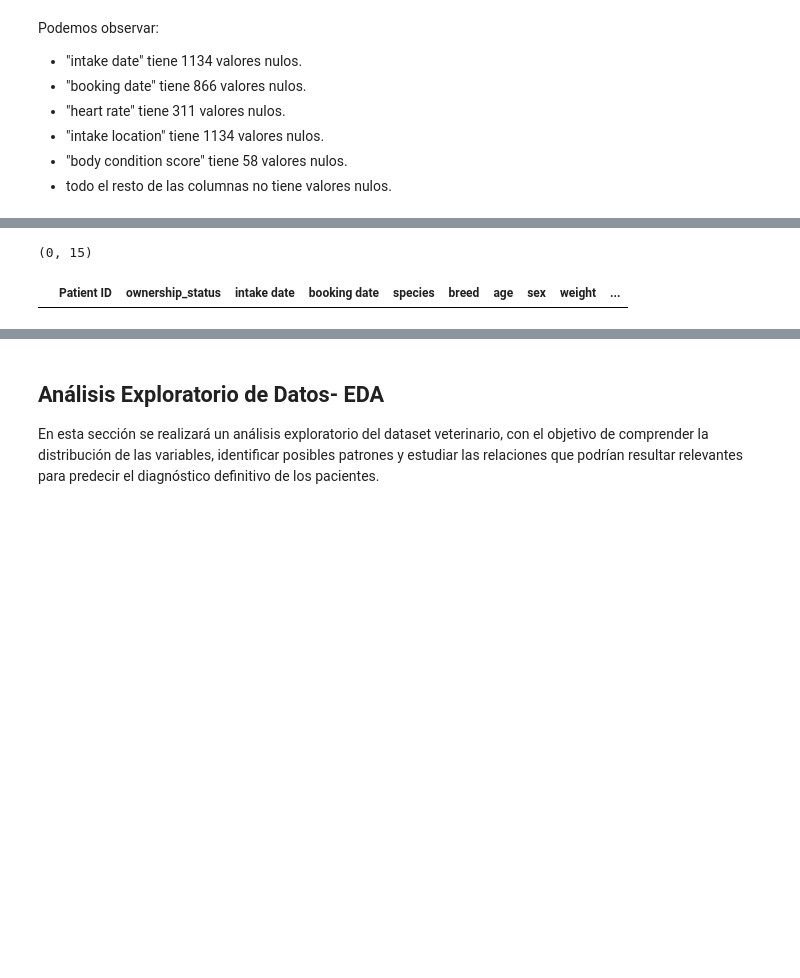
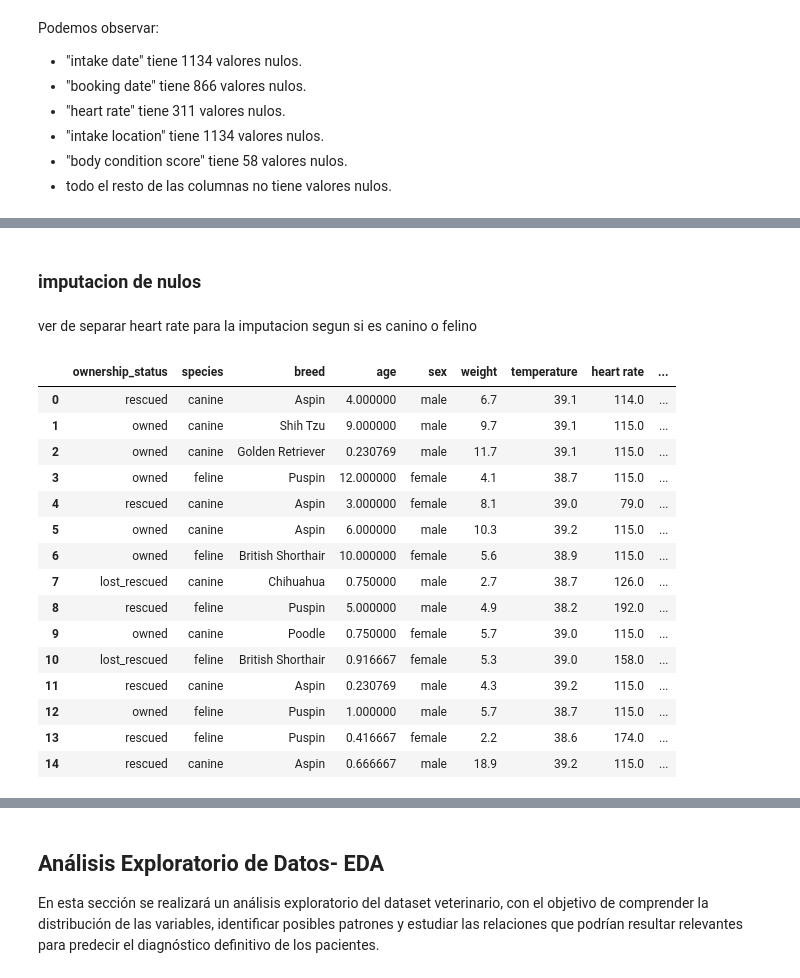
Before and after one commit to juanacebreiros2-ai/TP-PYTONH, a Jupyter notebook: pruebaDataset10.ipynb, the cells around one changed output, grey strips where cells are left out. Drawn from its saved outputs; the diff is of its cells as text; code cells hidden in the pictures; blank space fills up the shorter version.

```diff
--- a/pruebaDataset10.ipynb
+++ b/pruebaDataset10.ipynb
@@ -301,10 +363,29 @@ df[df.isnull().any(axis=1)] #visualizacion de registros con al menos 1 dato falt
-# %%
-df1 = df.dropna()
-
-df1.shape
-# %% [output]
-(0, 15)
-# %%
-df1.head()
-# %% [output]
-|  | Patient ID | ownership_status | intake date | booking date | species | breed | age | sex | weight | ... |
+# %% [markdown]
+### imputacion de nulos
+# %% [markdown]
+ver de separar heart rate para la imputacion segun si es canino o felino
+# %%
+df["heart rate"] = df["heart rate"].fillna(df["heart rate"].median())
+# %%
+df["Body condition score"] = df["Body condition score"].fillna(df["Body condition score"].median())
+# %%
+df["intake location"] = df["intake location"].fillna("Desconocido")
+# %%
+df.head(15) #observamos el dataset sin nulos
+# %% [output]
+|  | ownership_status | species | breed | age | sex | weight | temperature | heart rate | ... |
+| 0 | rescued | canine | Aspin | 4.000000 | male | 6.7 | 39.1 | 114.0 | ... |
+| 1 | owned | canine | Shih Tzu | 9.000000 | male | 9.7 | 39.1 | 115.0 | ... |
+| 2 | owned | canine | Golden Retriever | 0.230769 | male | 11.7 | 39.1 | 115.0 | ... |
+| 3 | owned | feline | Puspin | 12.000000 | female | 4.1 | 38.7 | 115.0 | ... |
+| 4 | rescued | canine | Aspin | 3.000000 | female | 8.1 | 39.0 | 79.0 | ... |
+| 5 | owned | canine | Aspin | 6.000000 | male | 10.3 | 39.2 | 115.0 | ... |
+| 6 | owned | feline | British Shorthair | 10.000000 | female | 5.6 | 38.9 | 115.0 | ... |
+| 7 | lost_rescued | canine | Chihuahua | 0.750000 | male | 2.7 | 38.7 | 126.0 | ... |
+| 8 | rescued | feline | Puspin | 5.000000 | male | 4.9 | 38.2 | 192.0 | ... |
+| 9 | owned | canine | Poodle | 0.750000 | female | 5.7 | 39.0 | 115.0 | ... |
+| 10 | lost_rescued | feline | British Shorthair | 0.916667 | female | 5.3 | 39.0 | 158.0 | ... |
+| 11 | rescued | canine | Aspin | 0.230769 | male | 4.3 | 39.2 | 115.0 | ... |
+| 12 | owned | feline | Puspin | 1.000000 | male | 5.7 | 38.7 | 115.0 | ... |
+| 13 | rescued | feline | Puspin | 0.416667 | female | 2.2 | 38.6 | 174.0 | ... |
+| 14 | rescued | canine | Aspin | 0.666667 | male | 18.9 | 39.2 | 115.0 | ... |
```
Also changed, not shown: parts of 26 cells of this notebook.
